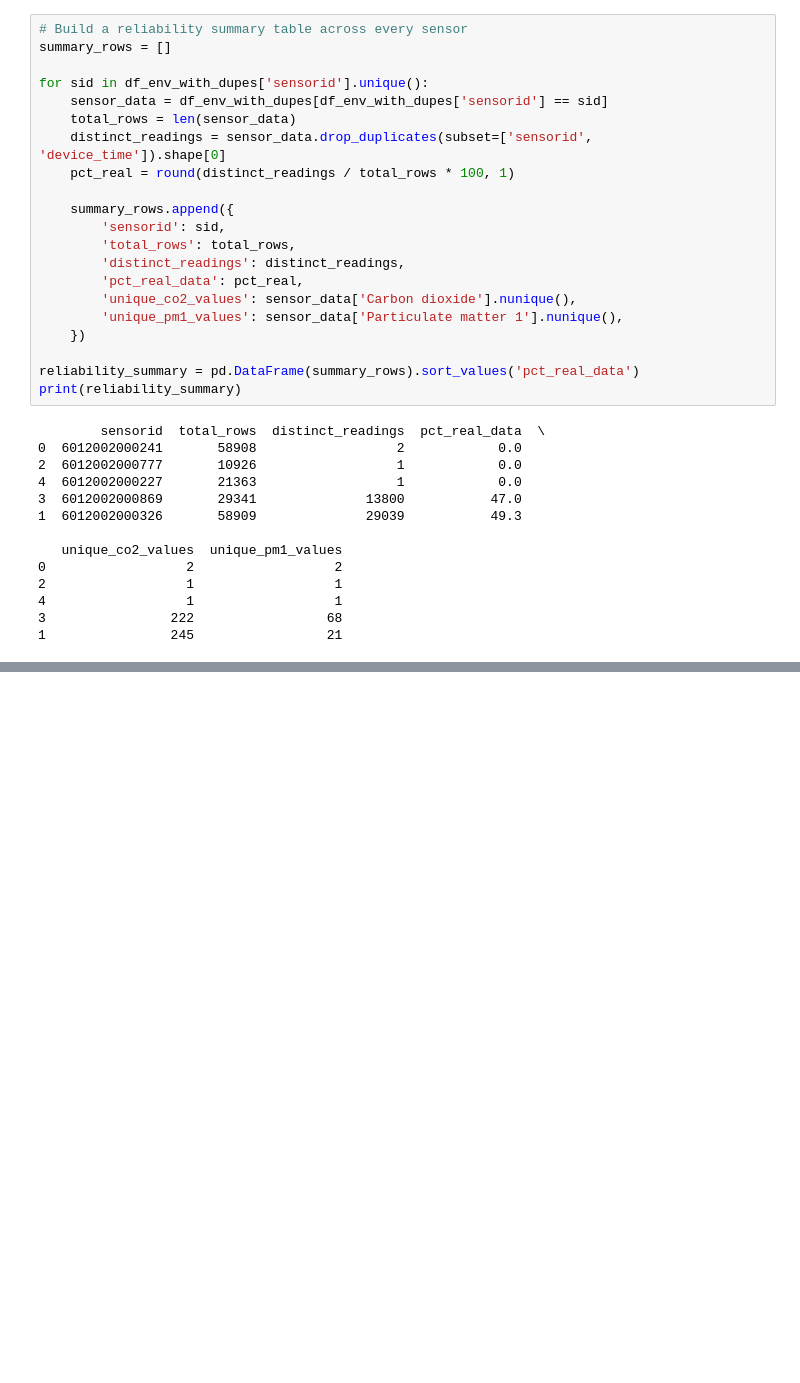
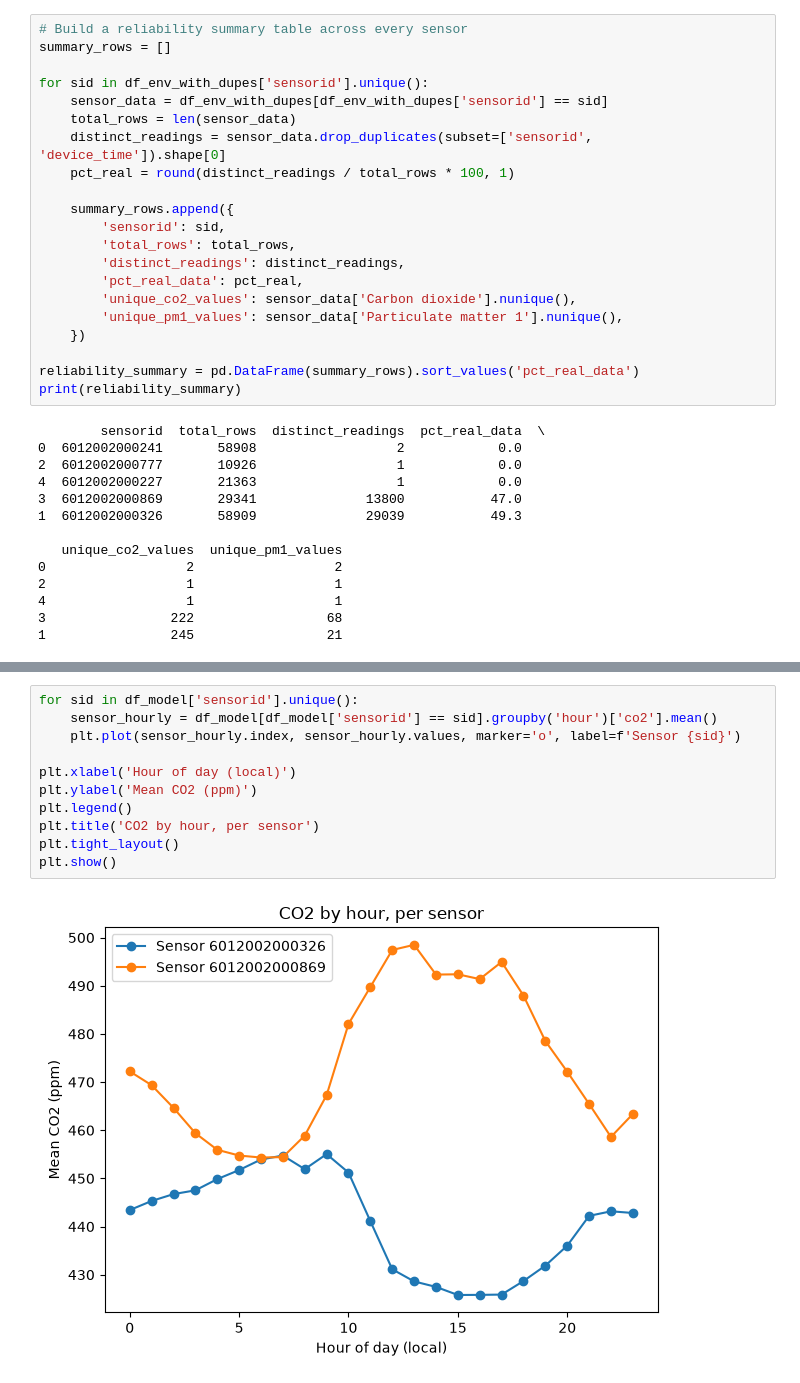
Before and after one commit to Arielhutter/MMA3001-CO2-Prediction-Project, a Jupyter notebook: project.ipynb, the cells around one changed output, grey strips where cells are left out. Saved outputs shown, nothing was run; the diff lists cells and outputs as text; blank space fills up the shorter version.

```diff
--- a/project.ipynb
+++ b/project.ipynb
@@ -302,0 +452,13 @@ print(reliability_summary)
+# %%
+for sid in df_model['sensorid'].unique():
+    sensor_hourly = df_model[df_model['sensorid'] == sid].groupby('hour')['co2'].mean()
+    plt.plot(sensor_hourly.index, sensor_hourly.values, marker='o', label=f'Sensor {sid}')
+
+plt.xlabel('Hour of day (local)')
+plt.ylabel('Mean CO2 (ppm)')
+plt.legend()
+plt.title('CO2 by hour, per sensor')
+plt.tight_layout()
+plt.show()
+# %% [output]
+[figure, added]
```
Also changed, not shown: parts of 13 cells of this notebook.
